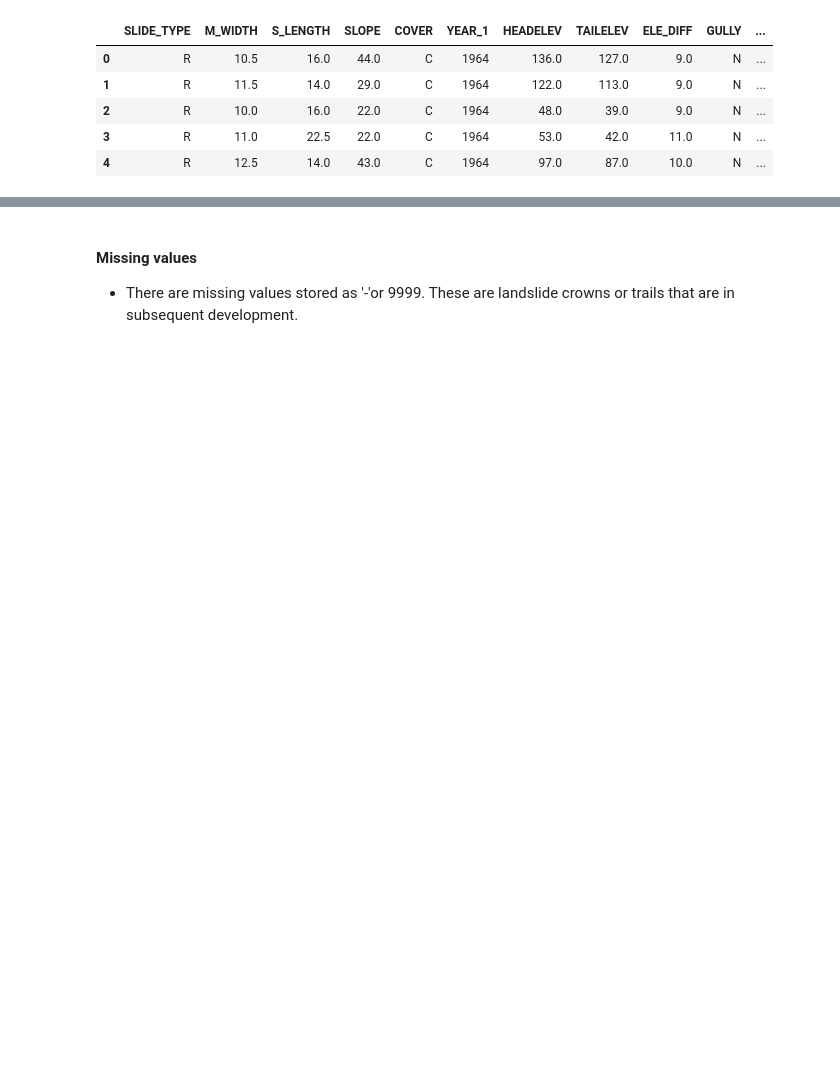
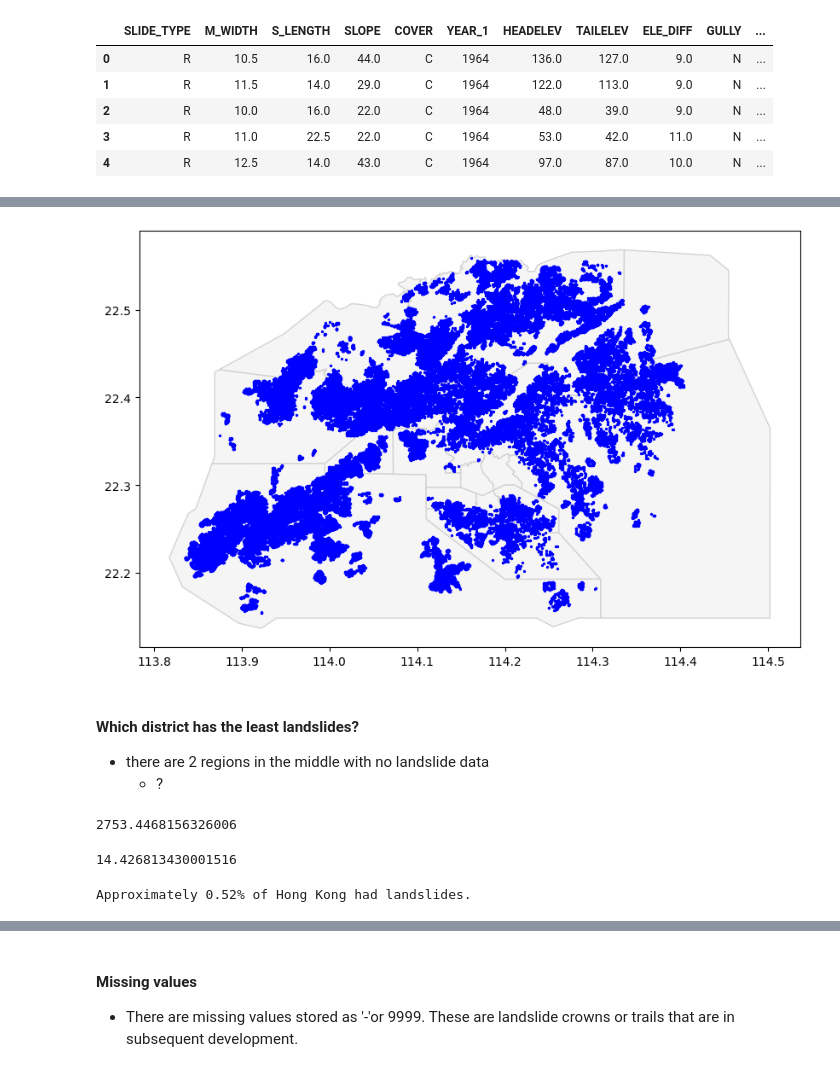
Before and after one commit to KoketsoMangwale/Landslide-Insights, a Jupyter notebook: landslide_analysis.ipynb, the cells around one changed output, grey strips where cells are left out. Drawn from its saved outputs; the diff is of its cells as text; code cells hidden in the pictures; blank space fills up the shorter version.

```diff
--- a/landslide_analysis.ipynb
+++ b/landslide_analysis.ipynb
@@ -97,0 +149,4 @@ geometry_4326.head()
+# %%
+#read district data into a geodataframe
+districts = gpd.read_file('hksar_18_district_boundary.json')
+districts
@@ -97,0 +173,31 @@ geometry_4326.head()
+# %%
+#visualize the data with plot(). RESEARCH Q1
+ax = districts.plot(figsize=[10, 10], color = 'whitesmoke', edgecolor = 'lightgray')
+# Add hong kong land slides
+landslide_4326.plot(color='blue',markersize = 2, ax=ax)
+
+plt.show()
+# %% [output]
+[figure, added]
+# %% [markdown]
+#### Which district has the least landslides?
+- there are 2 regions in the middle with no landslide data
+    - ?
+# %%
+# % area of Hong Kong with landslides
+# Hong Kong districts:total area in km^2
+total_area = sum(districts.geometry.to_crs(epsg=3035).area) / 10**6
+total_area
+# %% [output]
+2753.4468156326006
+# %%
+#landslides area. Area = width * length in km^2
+landslide_area = sum(landslide_4326.M_WIDTH * landslide_4326.S_LENGTH)/10**6
+landslide_area
+# %% [output]
+14.426813430001516
+# %%
+# % area
+print('Approximately {}% of Hong Kong had landslides.'.format(round((landslide_area/total_area)*100, 2)))
+# %% [output]
+Approximately 0.52% of Hong Kong had landslides.
```
Also changed, not shown: parts of 57 cells of this notebook, 57 other files.
